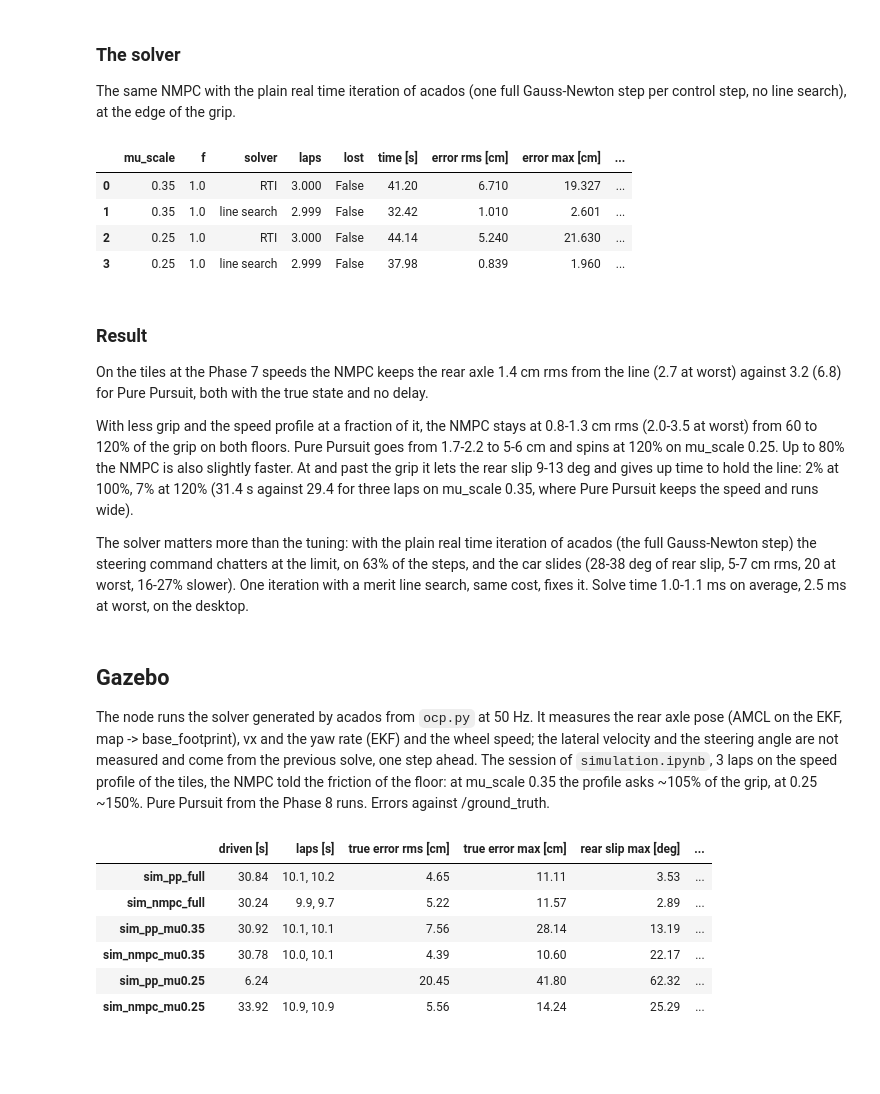
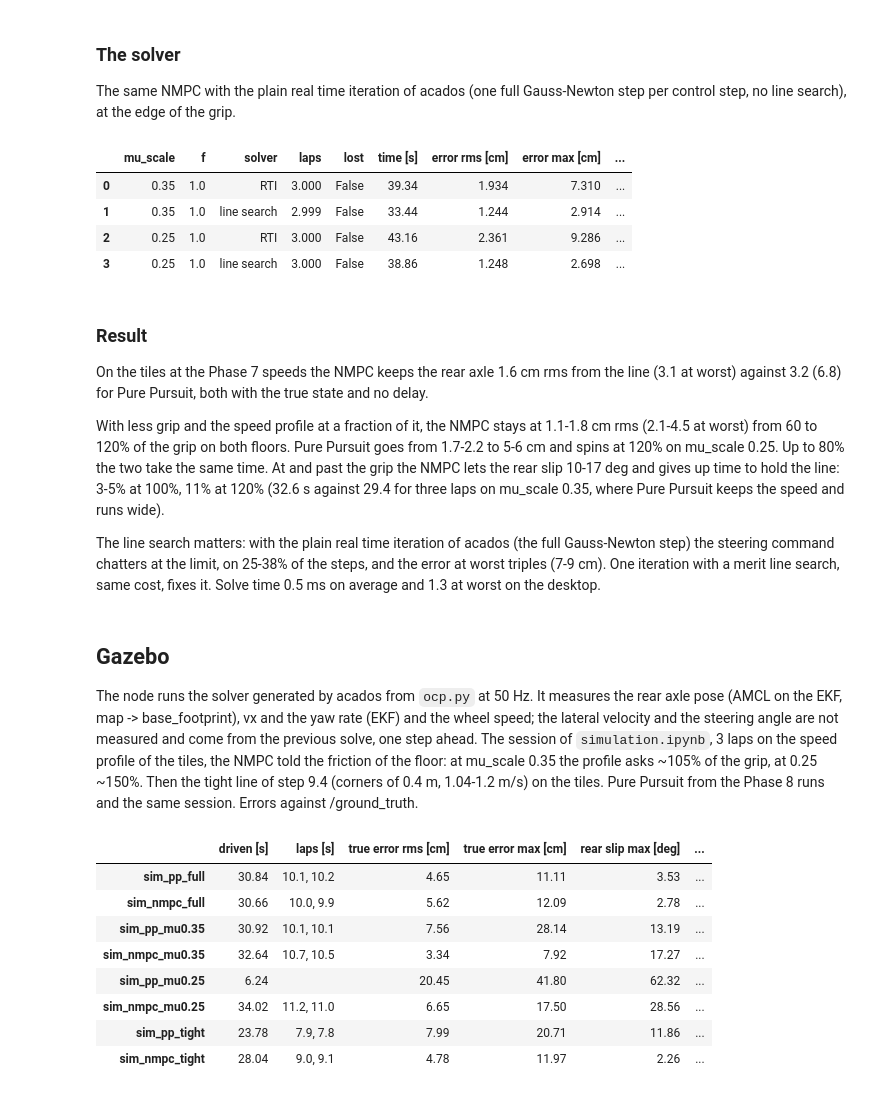
Before and after one commit to Gelminaio/drift-mpc-ackermann, a Jupyter notebook: notebooks/nmpc.ipynb, the cells around one changed output. Saved outputs shown, nothing was run; the diff lists cells and outputs as text; code cells hidden in the pictures; blank space fills up the shorter version.

```diff
--- a/notebooks/nmpc.ipynb
+++ b/notebooks/nmpc.ipynb
@@ -197,7 +197,7 @@ def make_solver(rti=False):
     return AcadosOcpSolver(o, verbose=False)
 
 
-def simulate(ctrl, mu, v_ref, solver=None, laps=3, dt=0.02):
+def simulate(ctrl, mu, v_ref, solver=None, laps=3, dt=DT):
     # 3 laps from the start of the line at 0.3 m/s; stops 0.5 m off the line as the Phase 7 node
     x = np.array([track['x'][0] + p['lr'] * np.cos(track['yaw'][0]), track['y'][0] + p['lr'] * np.sin(track['yaw'][0]),
                   track['yaw'][0], 0.3, 0.0, 0.0, 0.0, 0.3])
@@ -217,11 +217,6 @@ def simulate(ctrl, mu, v_ref, solver=None, laps=3, dt=0.02):
                     solver.set(j, 'x', x0)
                     if j < N:
                         solver.set(j, 'u', np.zeros(2))
-            else:
-                xs, us = [solver.get(j, 'x') for j in range(N + 1)], [solver.get(j, 'u') for j in range(N)]
-                for j in range(N):
-                    solver.set(j, 'x', xs[j + 1])
-                    solver.set(j, 'u', us[min(j + 1, N - 1)])
             for j in range(N + 1):
                 sj = solver.get(j, 'x')[0]
                 solver.set(j, 'p', np.array([mu, at(sj, track['kappa'])]))
@@ -238,8 +233,9 @@ def simulate(ctrl, mu, v_ref, solver=None, laps=3, dt=0.02):
             v = v_ref[i_pp]
             delta = steering(track, i_pp, xr, yr, x[2], 0.3 + 0.4 * v, vm.L)
             cmd = np.array([np.interp(np.interp(delta, vm.DEL, vm.CMD), vm.CMD, vm.DEL), v])
-        h = dt / 20
-        for _ in range(20):
+        steps = round(dt / 0.001)     # the car at 1 ms: stiff at low speed
+        for _ in range(steps):
+            h = dt / steps
             k1 = car_deriv(x, mu, *cmd)
             k2 = car_deriv(x + h / 2 * k1, mu, *cmd)
             k3 = car_deriv(x + h / 2 * k2, mu, *cmd)
@@ -336,27 +332,26 @@ for mu, f in [(0.35, 1.0), (0.25, 1.0)]:
 pd.DataFrame(rows).round(3)
 # %% [output]
 |  | mu_scale | f | solver | laps | lost | time [s] | error rms [cm] | error max [cm] | ... |
-| 0 | 0.35 | 1.0 | RTI | 3.000 | False | 41.20 | 6.710 | 19.327 | ... |
-| 1 | 0.35 | 1.0 | line search | 2.999 | False | 32.42 | 1.010 | 2.601 | ... |
-| 2 | 0.25 | 1.0 | RTI | 3.000 | False | 44.14 | 5.240 | 21.630 | ... |
-| 3 | 0.25 | 1.0 | line search | 2.999 | False | 37.98 | 0.839 | 1.960 | ... |
+| 0 | 0.35 | 1.0 | RTI | 3.000 | False | 39.34 | 1.934 | 7.310 | ... |
+| 1 | 0.35 | 1.0 | line search | 2.999 | False | 33.44 | 1.244 | 2.914 | ... |
+| 2 | 0.25 | 1.0 | RTI | 3.000 | False | 43.16 | 2.361 | 9.286 | ... |
+| 3 | 0.25 | 1.0 | line search | 3.000 | False | 38.86 | 1.248 | 2.698 | ... |
 # %% [markdown]
 ### Result
 
-On the tiles at the Phase 7 speeds the NMPC keeps the rear axle 1.4 cm rms from the line (2.7 at
+On the tiles at the Phase 7 speeds the NMPC keeps the rear axle 1.6 cm rms from the line (3.1 at
 worst) against 3.2 (6.8) for Pure Pursuit, both with the true state and no delay.
 
-With less grip and the speed profile at a fraction of it, the NMPC stays at 0.8-1.3 cm rms (2.0-3.5
+With less grip and the speed profile at a fraction of it, the NMPC stays at 1.1-1.8 cm rms (2.1-4.5
 at worst) from 60 to 120% of the grip on both floors. Pure Pursuit goes from 1.7-2.2 to 5-6 cm and
-spins at 120% on mu_scale 0.25. Up to 80% the NMPC is also slightly faster. At and past the grip it
-lets the rear slip 9-13 deg and gives up time to hold the line: 2% at 100%, 7% at 120% (31.4 s
+spins at 120% on mu_scale 0.25. Up to 80% the two take the same time. At and past the grip the NMPC
+lets the rear slip 10-17 deg and gives up time to hold the line: 3-5% at 100%, 11% at 120% (32.6 s
 against 29.4 for three laps on mu_scale 0.35, where Pure Pursuit keeps the speed and runs wide).
 
-The solver matters more than the tuning: with the plain real time iteration of acados (the full
-Gauss-Newton step) the steering command chatters at the limit, on 63% of the steps, and the car
-slides (28-38 deg of rear slip, 5-7 cm rms, 20 at worst, 16-27% slower). One iteration with a merit
-line search, same cost, fixes it. Solve time 1.0-1.1 ms on average, 2.5 ms at worst, on the
-desktop.
+The line search matters: with the plain real time iteration of acados (the full Gauss-Newton step)
+the steering command chatters at the limit, on 25-38% of the steps, and the error at worst triples
+(7-9 cm). One iteration with a merit line search, same cost, fixes it. Solve time 0.5 ms on average
+and 1.3 at worst on the desktop.
 # %% [markdown]
 ## Gazebo
 
@@ -365,46 +360,52 @@ pose (AMCL on the EKF, map -> base_footprint), vx and the yaw rate (EKF) and the
 the lateral velocity and the steering angle are not measured and come from the previous solve,
 one step ahead. The session of `simulation.ipynb`, 3 laps on the speed profile of the tiles, the
 NMPC told the friction of the floor: at mu_scale 0.35 the profile asks ~105% of the grip, at 0.25
-~150%. Pure Pursuit from the Phase 8 runs. Errors against /ground_truth.
+~150%. Then the tight line of step 9.4 (corners of 0.4 m, 1.04-1.2 m/s) on the tiles. Pure Pursuit
+from the Phase 8 runs and the same session. Errors against /ground_truth.
 # %%
 rows = {}
-for name in ['sim_pp_full', 'sim_nmpc_full', 'sim_pp_mu0.35', 'sim_nmpc_mu0.35', 'sim_pp_mu0.25', 'sim_nmpc_mu0.25']:
+for name in ['sim_pp_full', 'sim_nmpc_full', 'sim_pp_mu0.35', 'sim_nmpc_mu0.35', 'sim_pp_mu0.25', 'sim_nmpc_mu0.25',
+             'sim_pp_tight', 'sim_nmpc_tight']:
+    track = load_track('../ros2_ws/src/ackermann_bringup/maps/' + ('room_tight' if 'tight' in name else 'room_track') + '.csv')
     d = bt.load(f'../data/{name}_parquet')
     js = d['joint_states']
     moving = js['t'][js[['wl', 'wr']].abs().max(axis=1) > 1.0]
     g = d['ground_truth']
     g = g[(g['t'] > moving.iloc[0] + 1.0) & (g['t'] < moving.iloc[-1])]
     idx, e, i = [], [], None
     for x, y in zip(g['x'], g['y']):
         i = nearest(track, x, y, i)
         idx.append(i)
         e.append(lateral_error(track, i, x, y))
     idx, e = np.array(idx), np.array(e) * 100
     n = len(track['s'])
     laps = np.diff(g['t'].to_numpy()[1:][(idx[:-1] > 3 * n // 4) & (idx[1:] < n // 4)])
     t, X, Y = bt.map_pose(d)
     stamp = np.interp(t, d['odometry_filtered']['t'], d['odometry_filtered']['stamp'])
     w = (t > moving.iloc[0] + 1.0) & (t < moving.iloc[-1])
     gx = np.interp(stamp[w], d['ground_truth']['stamp'], d['ground_truth']['x'])
     gy = np.interp(stamp[w], d['ground_truth']['stamp'], d['ground_truth']['y'])
     fast = g[g['vx'] > 0.3]
     row = {'driven [s]': moving.iloc[-1] - moving.iloc[0], 'laps [s]': ', '.join(f'{x:.1f}' for x in laps),
            'true error rms [cm]': np.sqrt(np.mean(e ** 2)), 'true error max [cm]': np.abs(e).max(),
            'rear slip max [deg]': np.degrees(np.abs(np.arctan2(fast['vy'], fast['vx']))).max(),
            'localization rms [cm]': np.sqrt(np.mean((np.hypot(X[w] - gx, Y[w] - gy) * 100) ** 2))}
     if 'nmpc_solve_time' in d:
         ms = d['nmpc_solve_time']['ms'][1:]     # the first call runs 10 iterations
         row.update({'solve mean [ms]': ms.mean(), 'solve 99% [ms]': ms.quantile(0.99), 'solve max [ms]': ms.max()})
     rows[name] = row
+track = load_track('../ros2_ws/src/ackermann_bringup/maps/room_track.csv')
 pd.DataFrame.from_dict(rows, orient='index').round(2)
 # %% [output]
 |  | driven [s] | laps [s] | true error rms [cm] | true error max [cm] | rear slip max [deg] | ... |
 | sim_pp_full | 30.84 | 10.1, 10.2 | 4.65 | 11.11 | 3.53 | ... |
-| sim_nmpc_full | 30.24 | 9.9, 9.7 | 5.22 | 11.57 | 2.89 | ... |
+| sim_nmpc_full | 30.66 | 10.0, 9.9 | 5.62 | 12.09 | 2.78 | ... |
 | sim_pp_mu0.35 | 30.92 | 10.1, 10.1 | 7.56 | 28.14 | 13.19 | ... |
-| sim_nmpc_mu0.35 | 30.78 | 10.0, 10.1 | 4.39 | 10.60 | 22.17 | ... |
+| sim_nmpc_mu0.35 | 32.64 | 10.7, 10.5 | 3.34 | 7.92 | 17.27 | ... |
 | sim_pp_mu0.25 | 6.24 |  | 20.45 | 41.80 | 62.32 | ... |
-| sim_nmpc_mu0.25 | 33.92 | 10.9, 10.9 | 5.56 | 14.24 | 25.29 | ... |
+| sim_nmpc_mu0.25 | 34.02 | 11.2, 11.0 | 6.65 | 17.50 | 28.56 | ... |
+| sim_pp_tight | 23.78 | 7.9, 7.8 | 7.99 | 20.71 | 11.86 | ... |
+| sim_nmpc_tight | 28.04 | 9.0, 9.1 | 4.78 | 11.97 | 2.26 | ... |
 # %%
 room = yaml.safe_load(open('../ros2_ws/src/ackermann_bringup/maps/room.yaml'))
 room_img = np.array(Image.open('../ros2_ws/src/ackermann_bringup/maps/room.pgm'))
```
Also changed, not shown: parts of 7 cells of this notebook, 2 other files.
